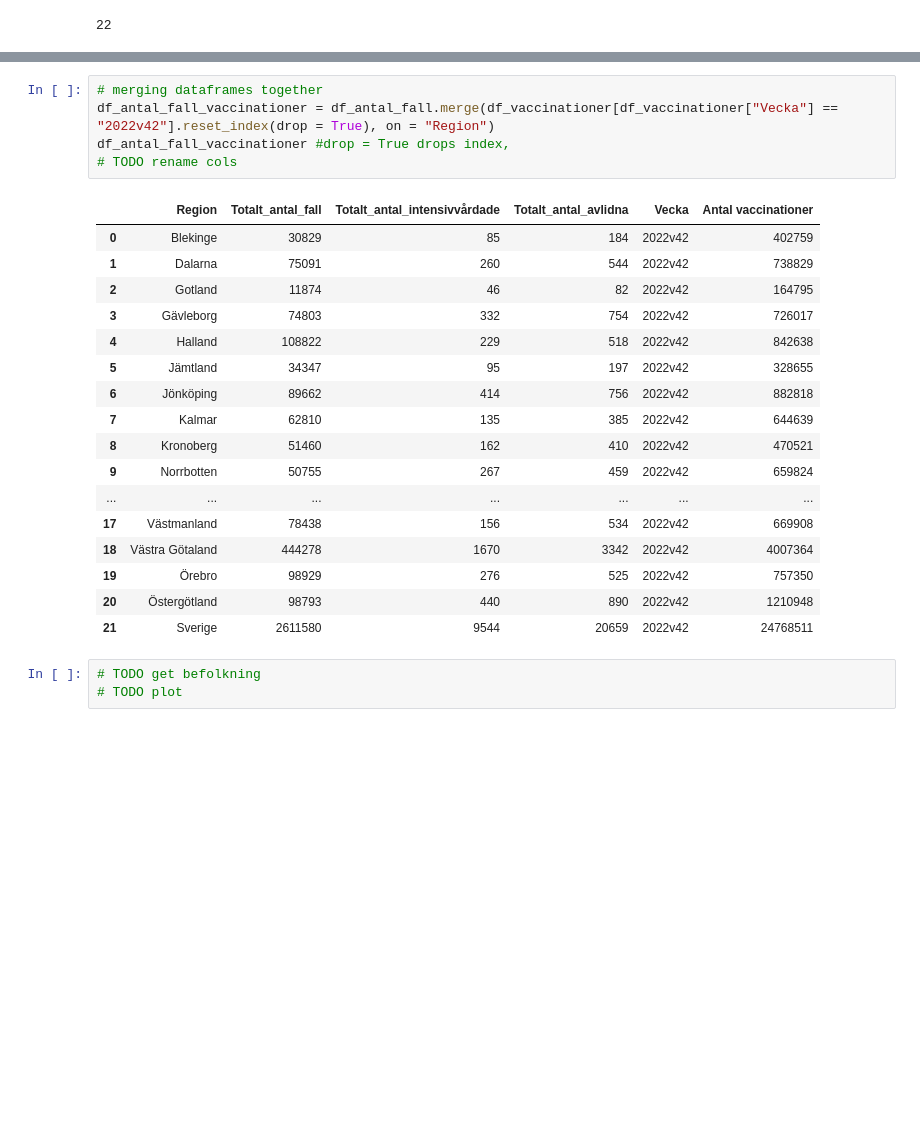
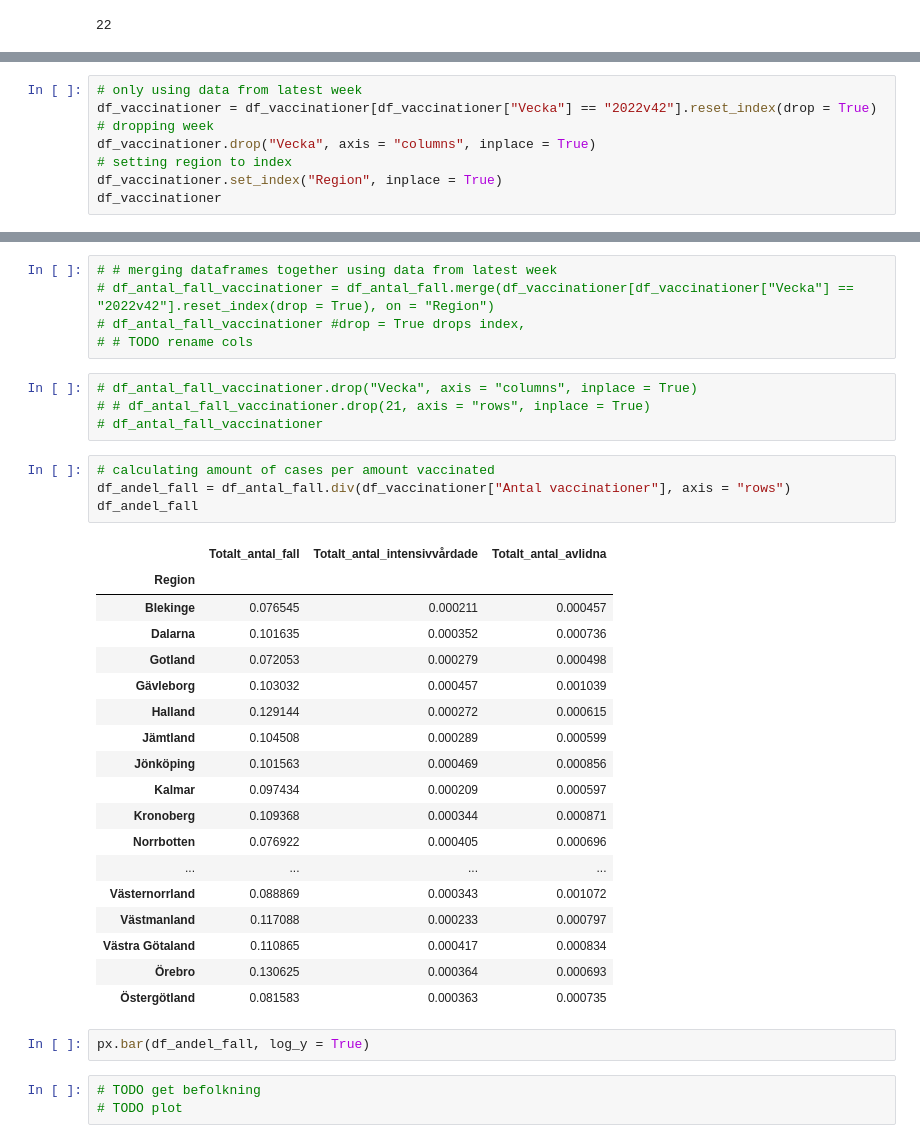
Before and after one commit to Andreas-Svensson/data_processing, a Jupyter notebook: Laboration_Covid19/E3_KPI_Relation_Cases_Vaccinated.ipynb, the cells around one changed output, grey strips where cells are left out. Cells and saved outputs as stored; diff of their text form; blank space fills up the shorter version.

Commit message:
exploring relative amounts of cases

```diff
--- a/Laboration_Covid19/E3_KPI_Relation_Cases_Vaccinated.ipynb
+++ b/Laboration_Covid19/E3_KPI_Relation_Cases_Vaccinated.ipynb
@@ -111,0 +137,8 @@ len(df_antal_fall["Region"].unique()) # all regions, including sverige, now acco
+# %%
+# only using data from latest week
+df_vaccinationer = df_vaccinationer[df_vaccinationer["Vecka"] == "2022v42"].reset_index(drop = True)
+# dropping week
+df_vaccinationer.drop("Vecka", axis = "columns", inplace = True)
+# setting region to index
+df_vaccinationer.set_index("Region", inplace = True)
+df_vaccinationer
@@ -112,26 +164,37 @@ len(df_antal_fall["Region"].unique()) # all regions, including sverige, now acco
 # %%
-# merging dataframes together
-df_antal_fall_vaccinationer = df_antal_fall.merge(df_vaccinationer[df_vaccinationer["Vecka"] == "2022v42"].reset_index(drop = True), on = "Region")
-df_antal_fall_vaccinationer #drop = True drops index,
-# TODO rename cols
+# # merging dataframes together using data from latest week
+# df_antal_fall_vaccinationer = df_antal_fall.merge(df_vaccinationer[df_vaccinationer["Vecka"] == "2022v42"].reset_index(drop = True), on = "Region")
+# df_antal_fall_vaccinationer #drop = True drops index,
+# # TODO rename cols
-# %% [output]
-|  | Region | Totalt_antal_fall | Totalt_antal_intensivvårdade | Totalt_antal_avlidna | Vecka | Antal vaccinationer |
-| 0 | Blekinge | 30829 | 85 | 184 | 2022v42 | 402759 |
-| 1 | Dalarna | 75091 | 260 | 544 | 2022v42 | 738829 |
-| 2 | Gotland | 11874 | 46 | 82 | 2022v42 | 164795 |
-| 3 | Gävleborg | 74803 | 332 | 754 | 2022v42 | 726017 |
-| 4 | Halland | 108822 | 229 | 518 | 2022v42 | 842638 |
-| 5 | Jämtland | 34347 | 95 | 197 | 2022v42 | 328655 |
-| 6 | Jönköping | 89662 | 414 | 756 | 2022v42 | 882818 |
-| 7 | Kalmar | 62810 | 135 | 385 | 2022v42 | 644639 |
-| 8 | Kronoberg | 51460 | 162 | 410 | 2022v42 | 470521 |
-| 9 | Norrbotten | 50755 | 267 | 459 | 2022v42 | 659824 |
-| ... | ... | ... | ... | ... | ... | ... |
-| 17 | Västmanland | 78438 | 156 | 534 | 2022v42 | 669908 |
-| 18 | Västra Götaland | 444278 | 1670 | 3342 | 2022v42 | 4007364 |
-| 19 | Örebro | 98929 | 276 | 525 | 2022v42 | 757350 |
-| 20 | Östergötland | 98793 | 440 | 890 | 2022v42 | 1210948 |
-| 21 | Sverige | 2611580 | 9544 | 20659 | 2022v42 | 24768511 |
+# %%
+# df_antal_fall_vaccinationer.drop("Vecka", axis = "columns", inplace = True)
+# # df_antal_fall_vaccinationer.drop(21, axis = "rows", inplace = True)
+# df_antal_fall_vaccinationer
+# %%
+# calculating amount of cases per amount vaccinated
+df_andel_fall = df_antal_fall.div(df_vaccinationer["Antal vaccinationer"], axis = "rows")
+df_andel_fall
+# %% [output]
+|  | Totalt_antal_fall | Totalt_antal_intensivvårdade | Totalt_antal_avlidna |
+| Region |  |  |  |
+| Blekinge | 0.076545 | 0.000211 | 0.000457 |
+| Dalarna | 0.101635 | 0.000352 | 0.000736 |
+| Gotland | 0.072053 | 0.000279 | 0.000498 |
+| Gävleborg | 0.103032 | 0.000457 | 0.001039 |
+| Halland | 0.129144 | 0.000272 | 0.000615 |
+| Jämtland | 0.104508 | 0.000289 | 0.000599 |
+| Jönköping | 0.101563 | 0.000469 | 0.000856 |
+| Kalmar | 0.097434 | 0.000209 | 0.000597 |
+| Kronoberg | 0.109368 | 0.000344 | 0.000871 |
+| Norrbotten | 0.076922 | 0.000405 | 0.000696 |
+| ... | ... | ... | ... |
+| Västernorrland | 0.088869 | 0.000343 | 0.001072 |
+| Västmanland | 0.117088 | 0.000233 | 0.000797 |
+| Västra Götaland | 0.110865 | 0.000417 | 0.000834 |
+| Örebro | 0.130625 | 0.000364 | 0.000693 |
+| Östergötland | 0.081583 | 0.000363 | 0.000735 |
+# %%
+px.bar(df_andel_fall, log_y = True)
 # %%
 # TODO get befolkning
 # TODO plot
```
Also changed, not shown: parts of 3 cells of this notebook.
